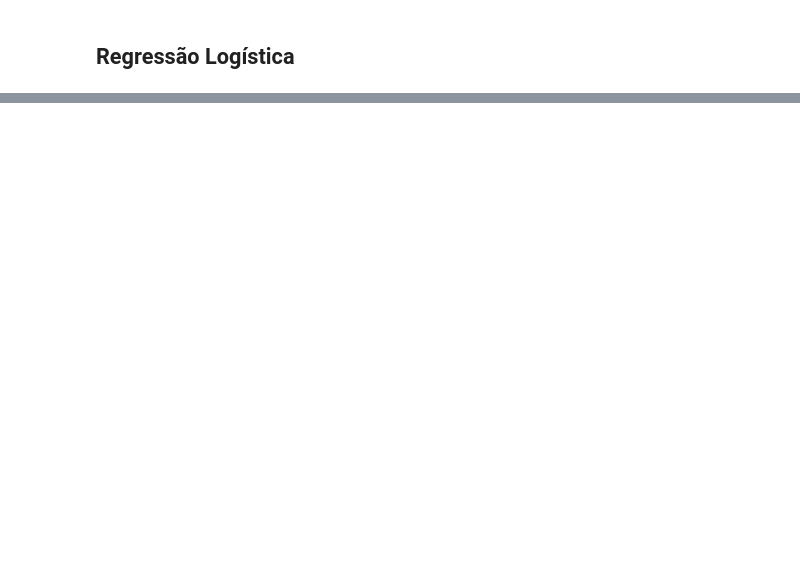
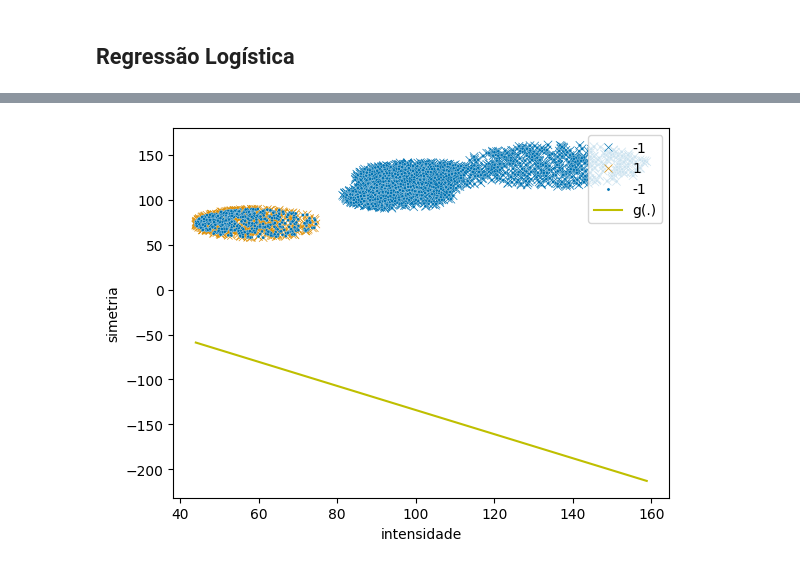
Before and after one commit to mariabandeira/Reconhecimento-de-Digitos, a Jupyter notebook: MiniProjeto_ML.ipynb, the cells around one changed output, grey strips where cells are left out. Cells and saved outputs as stored; diff of their text form; code cells hidden in the pictures; blank space fills up the shorter version.

```diff
--- a/MiniProjeto_ML.ipynb
+++ b/MiniProjeto_ML.ipynb
@@ -1001,0 +1457,12 @@ print(classification_report(test_redu['label'].tolist(), digito_classificado_tes
+# %%
+train_redu_0_logistic = new_data(train_redu, pred_logistic0)
+# %%
+X_train1_logistic = train_redu_0_logistic[['intensidade', 'simetria']].values
+y_train1_logistic = np.array([1 if y_ == 1 else -1 for y_ in train_redu_0_logistic['label']])
+# %%
+X_train1_logistic = np.hstack((np.ones((len(X_train1_logistic), 1)), X_train1_logistic))
+# %%
+LR1 = LogisticRegressionJ_(0.1, 1000)
+LR1.fit(X_train1_logistic, y_train1_logistic)
+pred_logistic1 = LR1.predict(X_train1_logistic)
+pred_logistic1
@@ -1001,0 +1487,13 @@ print(classification_report(test_redu['label'].tolist(), digito_classificado_tes
+# %%
+xmin = X_train1_logistic[:,1].min()
+xmax = X_train1_logistic[:,1].max()
+
+sns.scatterplot(x='intensidade', y='simetria', hue=y_train1_logistic, data=train_redu_0_logistic, palette='colorblind', marker='x')
+sns.scatterplot(x='intensidade', y='simetria', hue=pred_logistic1, data=train_redu_0_logistic, palette='colorblind', s=5)
+x = np.linspace(xmin, xmax, 100)
+y = LR1.getRegressionY(x)
+plt.plot(x, y, 'y-', label='g(.)')
+plt.legend(loc='upper right')
+plt.show()
+# %% [output]
+[figure, added]
```
Also changed, not shown: parts of 65 cells of this notebook, 2 other files.
